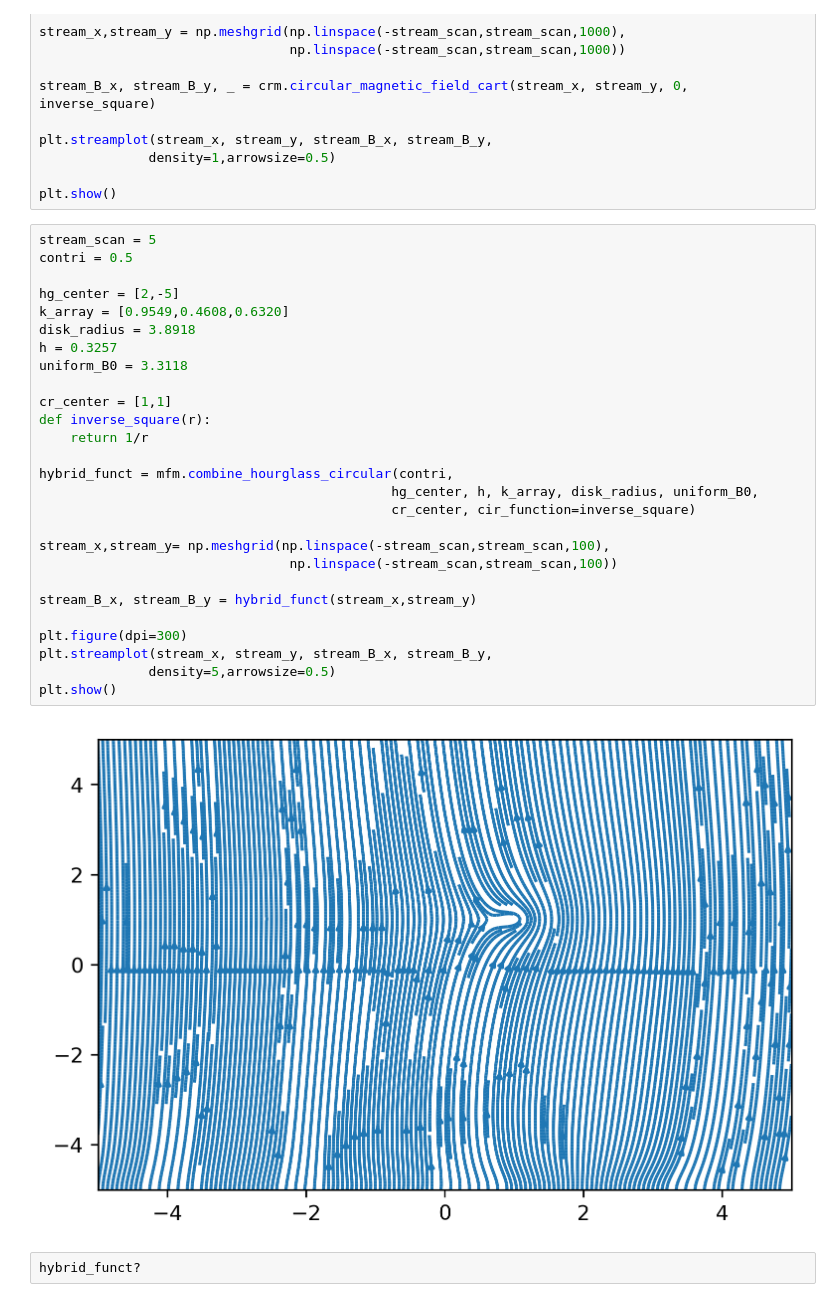
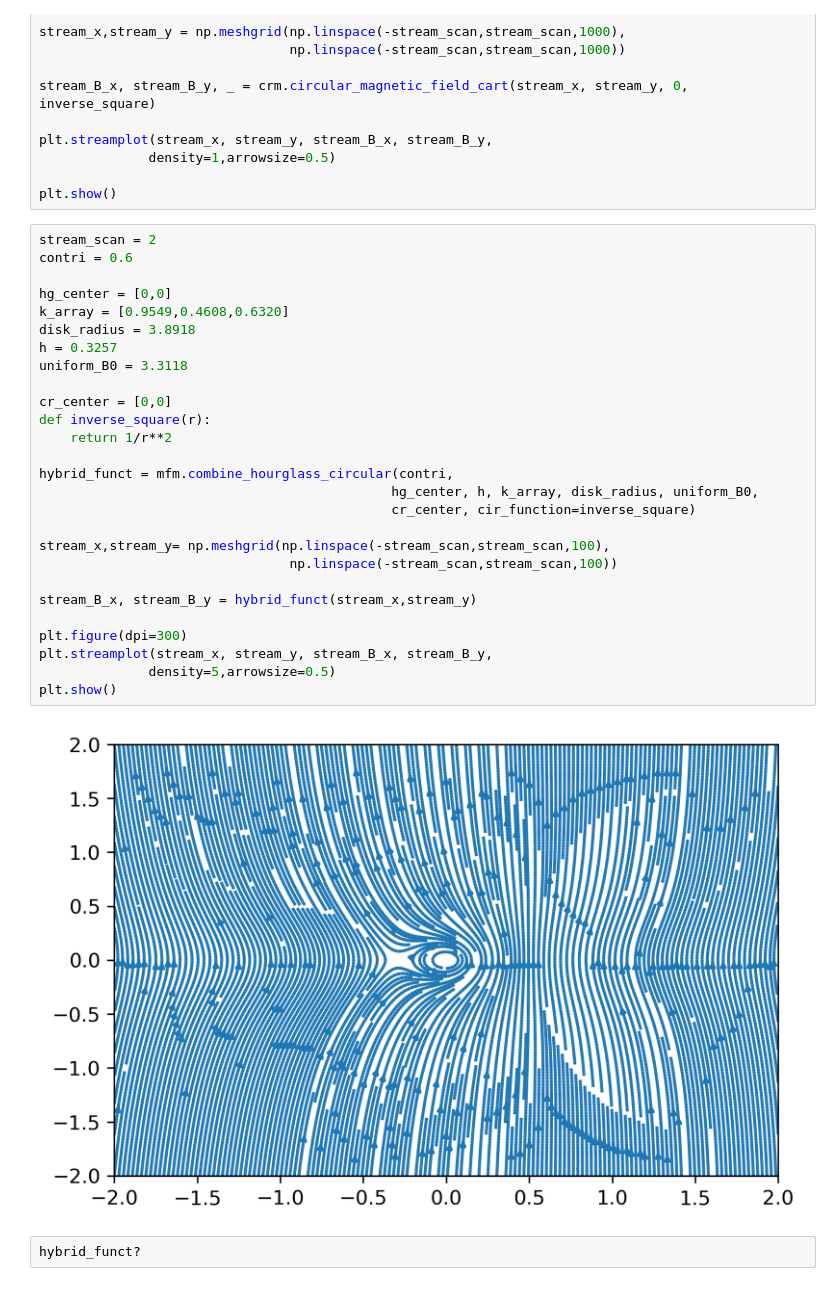
Before and after one commit to psmd-iberutaru/Akamai-Internship, a Jupyter notebook: Codebase/vector_plotting.ipynb, the cells around one changed output. Drawn from its saved outputs; the diff is of its cells as text.

```diff
--- a/Codebase/vector_plotting.ipynb
+++ b/Codebase/vector_plotting.ipynb
@@ -167,33 +167,33 @@ plt.streamplot(stream_x, stream_y, stream_B_x, stream_B_y,
 
 plt.show()
 # %%
-stream_scan = 5
-contri = 0.5
+stream_scan = 2
+contri = 0.6
 
-hg_center = [2,-5]
+hg_center = [0,0]
 k_array = [0.9549,0.4608,0.6320]
 disk_radius = 3.8918
 h = 0.3257
 uniform_B0 = 3.3118
 
-cr_center = [1,1]
+cr_center = [0,0]
 def inverse_square(r):
-    return 1/r
+    return 1/r**2
 
 hybrid_funct = mfm.combine_hourglass_circular(contri,
                                              hg_center, h, k_array, disk_radius, uniform_B0,
                                              cr_center, cir_function=inverse_square)
 
 stream_x,stream_y= np.meshgrid(np.linspace(-stream_scan,stream_scan,100),
                                 np.linspace(-stream_scan,stream_scan,100))
 
 stream_B_x, stream_B_y = hybrid_funct(stream_x,stream_y)
 
 plt.figure(dpi=300)
 plt.streamplot(stream_x, stream_y, stream_B_x, stream_B_y,
               density=5,arrowsize=0.5)
 plt.show()
 # %% [output]
-[figure, old version]
+[figure, new version]
 # %%
 hybrid_funct?
```
Also changed, not shown: 6 other files.
